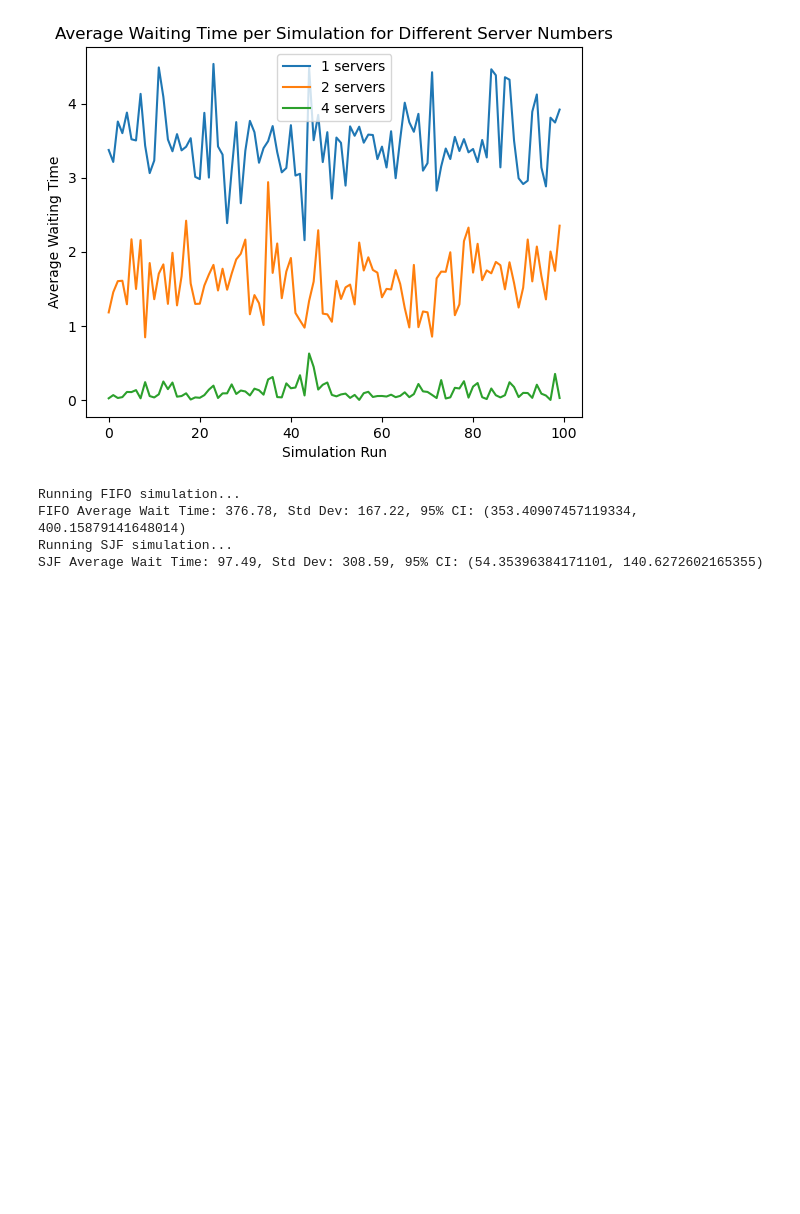
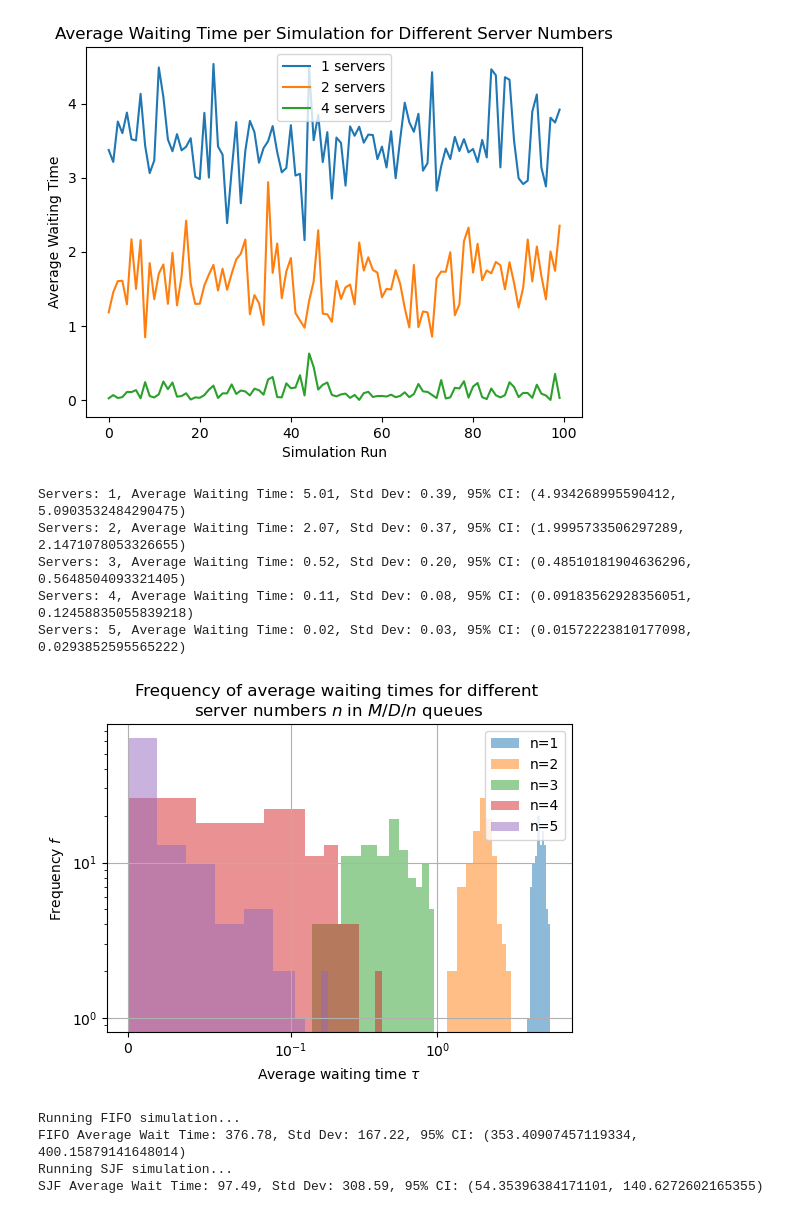
Before and after one commit to jonas4climate/ss-assignment-2, a Jupyter notebook: CalvinLaw_11306734_RaymondZhang_14865904_JonasSchaefer_14039982_2.ipynb, the cells around one changed output. Saved outputs shown, nothing was run; the diff lists cells and outputs as text; code cells hidden in the pictures; blank space fills up the shorter version.

Commit message:
extend exist fs for different service distribution

```diff
--- a/CalvinLaw_11306734_RaymondZhang_14865904_JonasSchaefer_14039982_2.ipynb
+++ b/CalvinLaw_11306734_RaymondZhang_14865904_JonasSchaefer_14039982_2.ipynb
@@ -134,6 +150,48 @@ plt.legend()
 plt.show()
 # %% [output]
 [figure]
+# %%
+# Run the simulation for different numbers of servers and collect data
+ns = np.arange(1, 6, 1, dtype=int)
+wait_times_data = {n: [] for n in ns}
+for num_servers in ns:
+    for i in range(SIMULATIONS):
+        random.seed(RANDOM_SEED+i) # Same seed for reproducibility
+        env = simpy.Environment()
+        counter = simpy.Resource(env, capacity=num_servers)
+        wait_times = []
+        env.process(source(env, NEW_CUSTOMERS, INTERVAL_CUSTOMERS, counter, wait_times, dist_src='exp', dist_cst='const'))
+        env.run()
+        wait_times_data[num_servers].append(np.mean(wait_times))
+
+# Calculate average, standard deviation, and 95% confidence interval
+for num_servers, times in wait_times_data.items():
+    avg_wait_time = np.mean(times)
+    std_dev = np.std(times)
+    conf_interval = st.t.interval(0.95, len(times)-1, loc=avg_wait_time, scale=st.sem(times))
+    print(f'Servers: {num_servers}, Average Waiting Time: {avg_wait_time:.2f}, Std Dev: {std_dev:.2f}, 95% CI: {conf_interval}')
+
+# Plotting average waiting times for each simulation as histogram
+plt.figure(figsize=(6, 4))
+for num_servers, times in wait_times_data.items():
+    plt.hist(times, label=f'n={num_servers}', alpha=0.5)
+
+plt.xlabel('Average waiting time $\\tau$')
+plt.xscale('symlog', linthresh=0.1)
+plt.ylabel('Frequency $f$')
+plt.yscale('log')
+plt.title('Frequency of average waiting times for different \n' +
+          'server numbers $n$ in $M/D/n$ queues')
+plt.legend(loc='upper right')
+plt.grid(True)
+plt.show()
+# %% [output]
+Servers: 1, Average Waiting Time: 5.01, Std Dev: 0.39, 95% CI: (4.934268995590412, 5.0903532484290475)
+Servers: 2, Average Waiting Time: 2.07, Std Dev: 0.37, 95% CI: (1.9995733506297289, 2.1471078053326655)
+Servers: 3, Average Waiting Time: 0.52, Std Dev: 0.20, 95% CI: (0.48510181904636296, 0.5648504093321405)
+Servers: 4, Average Waiting Time: 0.11, Std Dev: 0.08, 95% CI: (0.09183562928356051, 0.12458835055839218)
+Servers: 5, Average Waiting Time: 0.02, Std Dev: 0.03, 95% CI: (0.01572223810177098, 0.0293852595565222)
+[figure, added]
 # %%
 import heapq
 from scipy import stats
```
Also changed, not shown: parts of 2 cells of this notebook.
